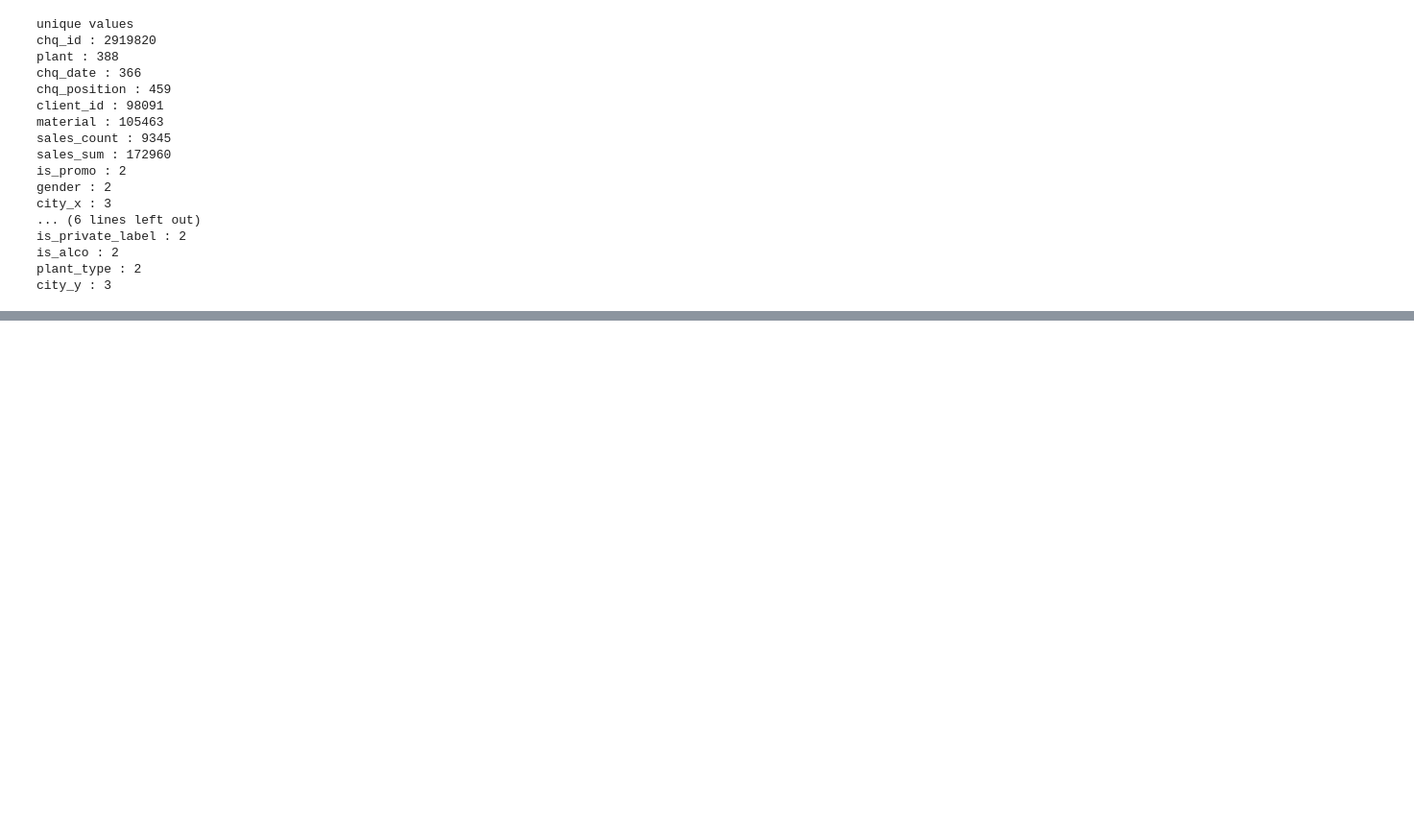
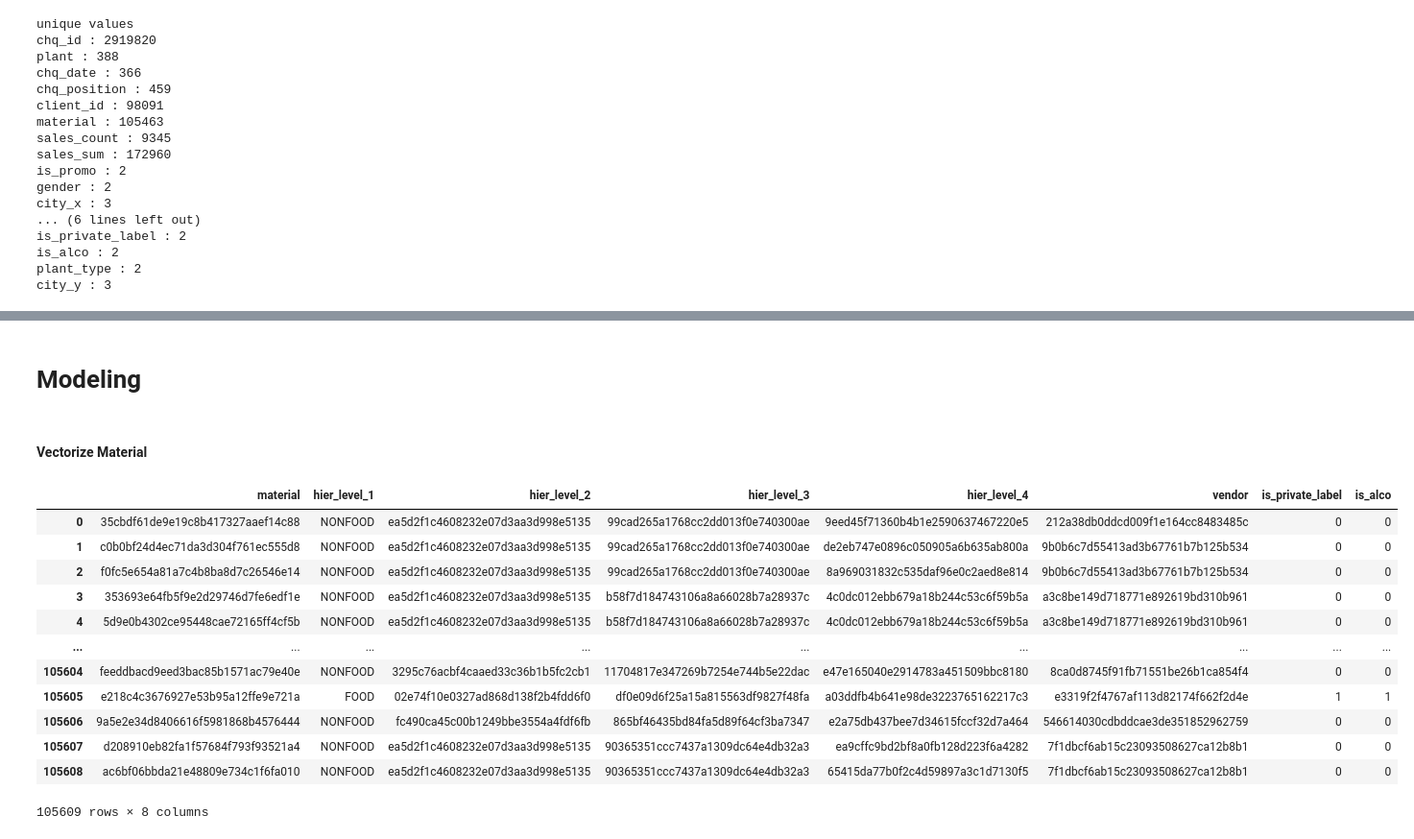
Before and after one commit to SamirMoustafa/HackLab-Skoltech, a Jupyter notebook: Lenta/EDA.ipynb, the cells around one changed output, grey strips where cells are left out. Shown at 96% size. Cells and saved outputs as stored; diff of their text form; code cells hidden in the pictures; blank space fills up the shorter version.

```diff
--- a/Lenta/EDA.ipynb
+++ b/Lenta/EDA.ipynb
@@ -96,3 +136,5 @@ Other             24451710
 St. Petersburg     5675729
 Moscow             1489852
 Name: city_y, dtype: int64
+# %% [markdown]
+# Modeling
@@ -98,0 +143,18 @@ Name: city_y, dtype: int64
+# %% [markdown]
+#### Vectorize Material
+# %%
+df_materials
+# %% [output]
+|  | material | hier_level_1 | hier_level_2 | hier_level_3 | hier_level_4 | vendor | is_private_label | is_alco |
+| 0 | 35cbdf61de9e19c8b417327aaef14c88 | NONFOOD | ea5d2f1c4608232e07d3aa3d998e5135 | 99cad265a1768cc2dd013f0e740300ae | 9eed45f71360b4b1e2590637467220e5 | 212a38db0ddcd009f1e164cc8483485c | 0 | 0 |
+| 1 | c0b0bf24d4ec71da3d304f761ec555d8 | NONFOOD | ea5d2f1c4608232e07d3aa3d998e5135 | 99cad265a1768cc2dd013f0e740300ae | de2eb747e0896c050905a6b635ab800a | 9b0b6c7d55413ad3b67761b7b125b534 | 0 | 0 |
+| 2 | f0fc5e654a81a7c4b8ba8d7c26546e14 | NONFOOD | ea5d2f1c4608232e07d3aa3d998e5135 | 99cad265a1768cc2dd013f0e740300ae | 8a969031832c535daf96e0c2aed8e814 | 9b0b6c7d55413ad3b67761b7b125b534 | 0 | 0 |
+| 3 | 353693e64fb5f9e2d29746d7fe6edf1e | NONFOOD | ea5d2f1c4608232e07d3aa3d998e5135 | b58f7d184743106a8a66028b7a28937c | 4c0dc012ebb679a18b244c53c6f59b5a | a3c8be149d718771e892619bd310b961 | 0 | 0 |
+| 4 | 5d9e0b4302ce95448cae72165ff4cf5b | NONFOOD | ea5d2f1c4608232e07d3aa3d998e5135 | b58f7d184743106a8a66028b7a28937c | 4c0dc012ebb679a18b244c53c6f59b5a | a3c8be149d718771e892619bd310b961 | 0 | 0 |
+| ... | ... | ... | ... | ... | ... | ... | ... | ... |
+| 105604 | feeddbacd9eed3bac85b1571ac79e40e | NONFOOD | 3295c76acbf4caaed33c36b1b5fc2cb1 | 11704817e347269b7254e744b5e22dac | e47e165040e2914783a451509bbc8180 | 8ca0d8745f91fb71551be26b1ca854f4 | 0 | 0 |
+| 105605 | e218c4c3676927e53b95a12ffe9e721a | FOOD | 02e74f10e0327ad868d138f2b4fdd6f0 | df0e09d6f25a15a815563df9827f48fa | a03ddfb4b641e98de3223765162217c3 | e3319f2f4767af113d82174f662f2d4e | 1 | 1 |
+| 105606 | 9a5e2e34d8406616f5981868b4576444 | NONFOOD | fc490ca45c00b1249bbe3554a4fdf6fb | 865bf46435bd84fa5d89f64cf3ba7347 | e2a75db437bee7d34615fccf32d7a464 | 546614030cdbddcae3de351852962759 | 0 | 0 |
+| 105607 | d208910eb82fa1f57684f793f93521a4 | NONFOOD | ea5d2f1c4608232e07d3aa3d998e5135 | 90365351ccc7437a1309dc64e4db32a3 | ea9cffc9bd2bf8a0fb128d223f6a4282 | 7f1dbcf6ab15c23093508627ca12b8b1 | 0 | 0 |
+| 105608 | ac6bf06bbda21e48809e734c1f6fa010 | NONFOOD | ea5d2f1c4608232e07d3aa3d998e5135 | 90365351ccc7437a1309dc64e4db32a3 | 65415da77b0f2c4d59897a3c1d7130f5 | 7f1dbcf6ab15c23093508627ca12b8b1 | 0 | 0 |
+105609 rows × 8 columns
```
Also changed, not shown: parts of 12 cells of this notebook, 4 other files.
